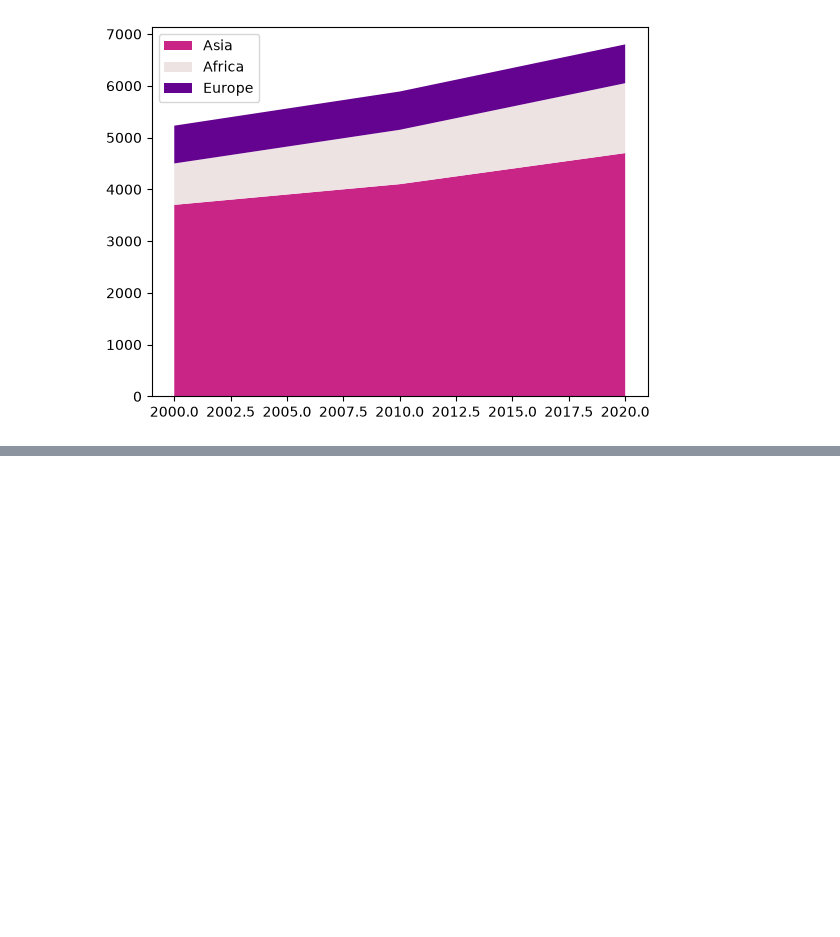
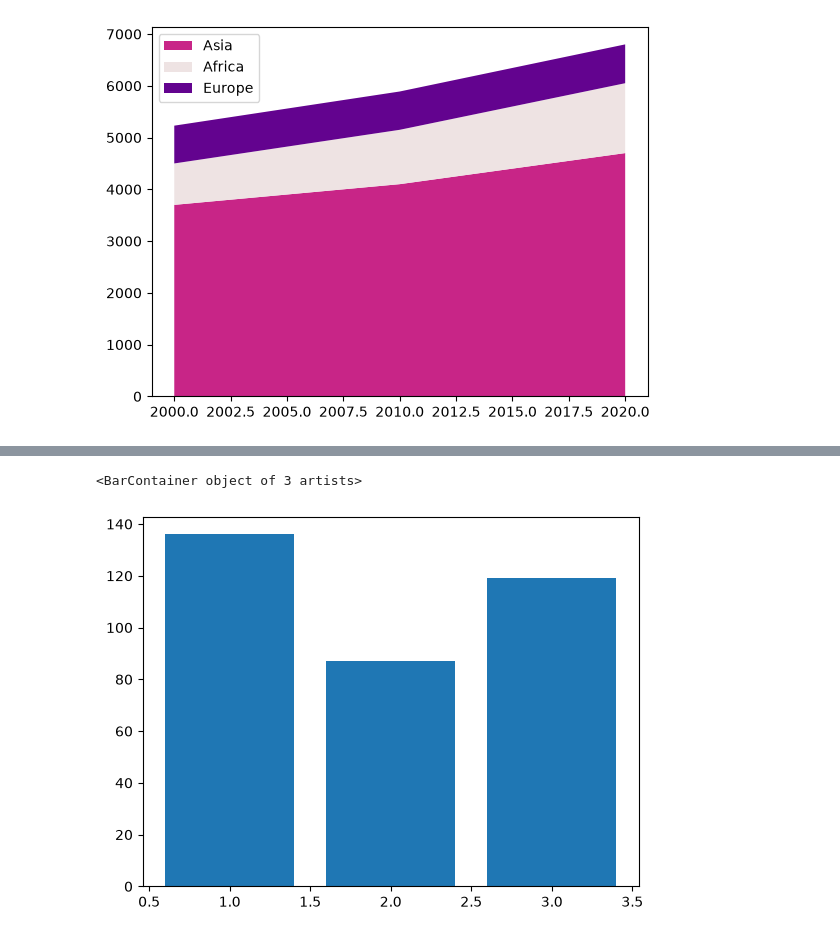
Before and after one commit to mahoorzehra/Python-Libraries, a Jupyter notebook: Matplotlip/4_advancedgraphs.ipynb, the cells around one changed output, grey strips where cells are left out. Saved outputs shown, nothing was run; the diff lists cells and outputs as text; code cells hidden in the pictures; blank space fills up the shorter version.

```diff
--- a/Matplotlip/4_advancedgraphs.ipynb
+++ b/Matplotlip/4_advancedgraphs.ipynb
@@ -59,0 +72,6 @@ plt.show()
+# %%
+class_survival = d1.groupby('Pclass')['Survived'].sum()
+plt.bar(class_survival.index, class_survival.values)
+# %% [output]
+<BarContainer object of 3 artists>
+[figure, added]
```
Also changed, not shown: parts of 2 cells of this notebook.
